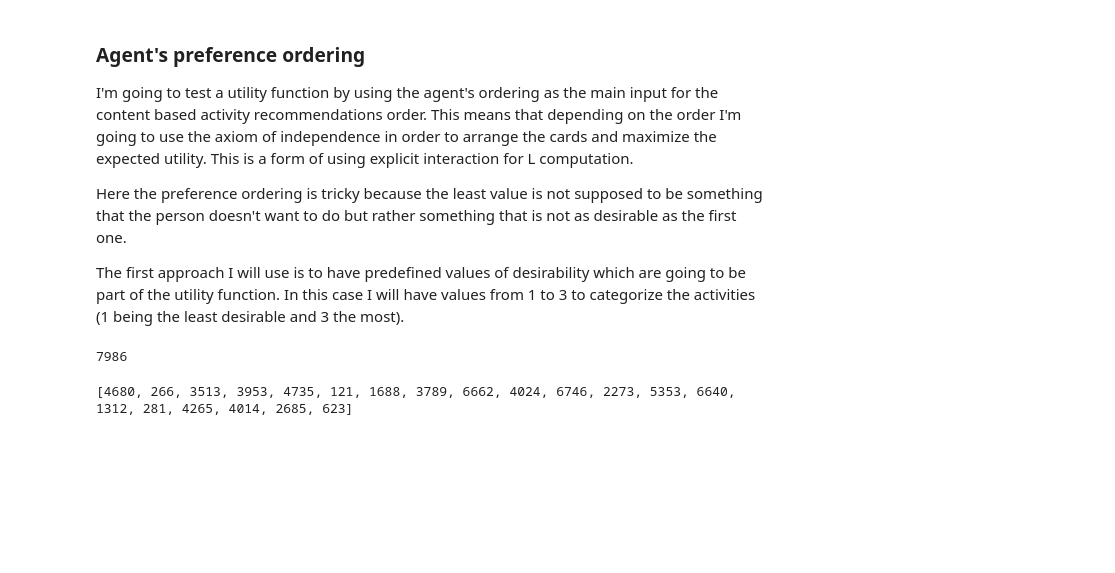
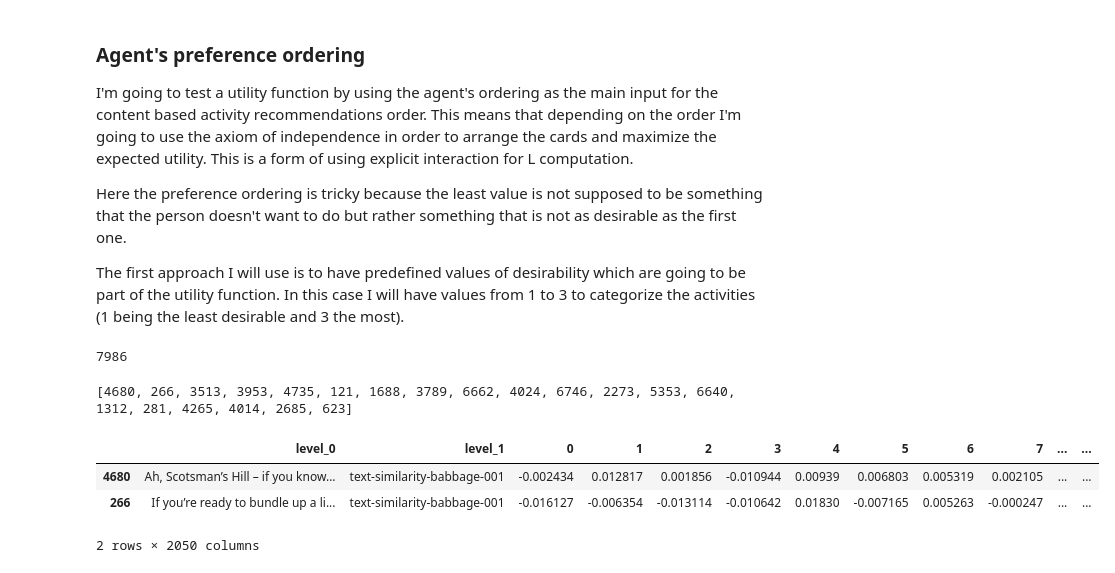
Before and after one commit to rdji20/DataScience, a Jupyter notebook: Recommendation_Xperience_Research.ipynb, the cells around one changed output. Cells and saved outputs as stored; diff of their text form; code cells hidden in the pictures; blank space fills up the shorter version.

```diff
--- a/Recommendation_Xperience_Research.ipynb
+++ b/Recommendation_Xperience_Research.ipynb
@@ -80,3 +80,19 @@ print(activity_cards)
 preference_ordering = {"1":[], "2":[], "3":[]}
 # %% [output]
 [4680, 266, 3513, 3953, 4735, 121, 1688, 3789, 6662, 4024, 6746, 2273, 5353, 6640, 1312, 281, 4265, 4014, 2685, 623]
+# %%
+## Displaying the descriptions of the activites
+cards = pd.DataFrame.from_dict(description_embeddings)
+# %%
+# Transposing the data frame so that we can have the embeddings as the columns
+cards = cards.T
+cards = cards.reset_index()
+# %%
+# ## Locating the random cards
+random_cards = cards.loc[activity_cards]
+random_cards.head(2)
+# %% [output]
+|  | level_0 | level_1 | 0 | 1 | 2 | 3 | 4 | 5 | 6 | 7 | ... | ... |
+| 4680 | Ah, Scotsman’s Hill – if you know... | text-similarity-babbage-001 | -0.002434 | 0.012817 | 0.001856 | -0.010944 | 0.00939 | 0.006803 | 0.005319 | 0.002105 | ... | ... |
+| 266 | If you’re ready to bundle up a li... | text-similarity-babbage-001 | -0.016127 | -0.006354 | -0.013114 | -0.010642 | 0.01830 | -0.007165 | 0.005263 | -0.000247 | ... | ... |
+2 rows × 2050 columns
```
Also changed, not shown: parts of 5 cells of this notebook.
